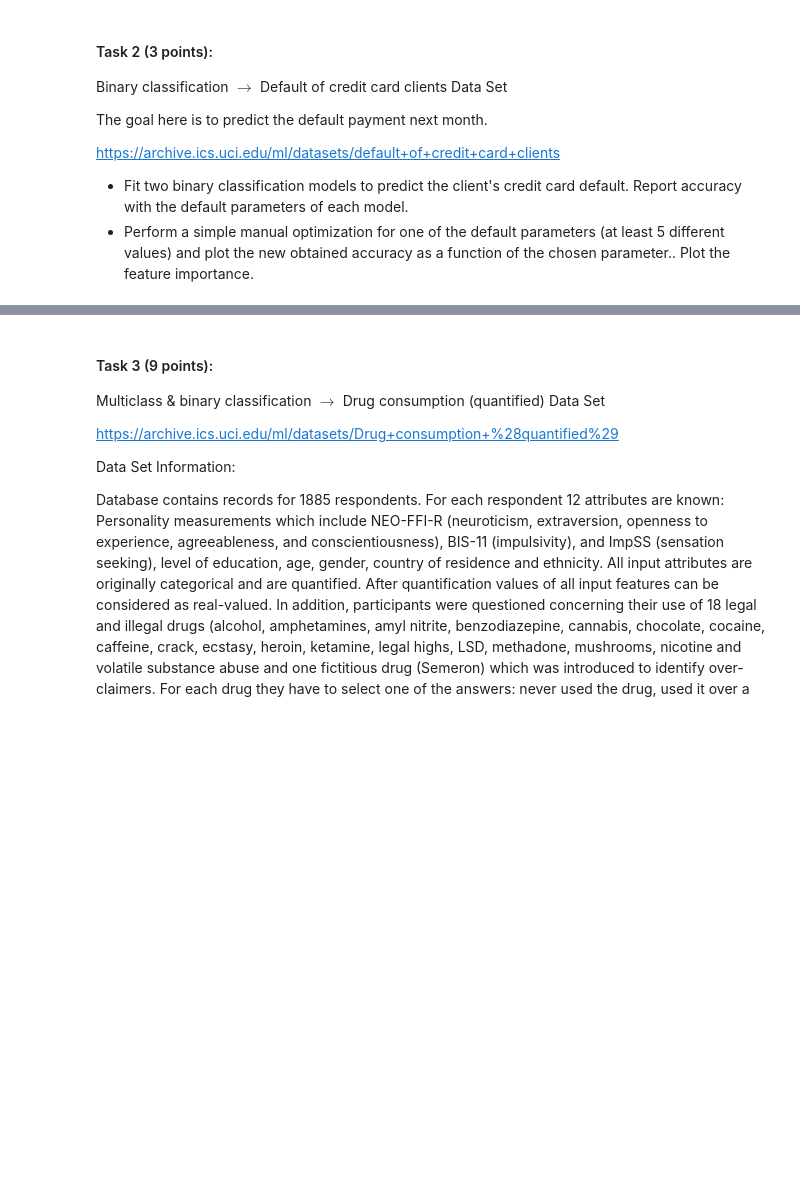
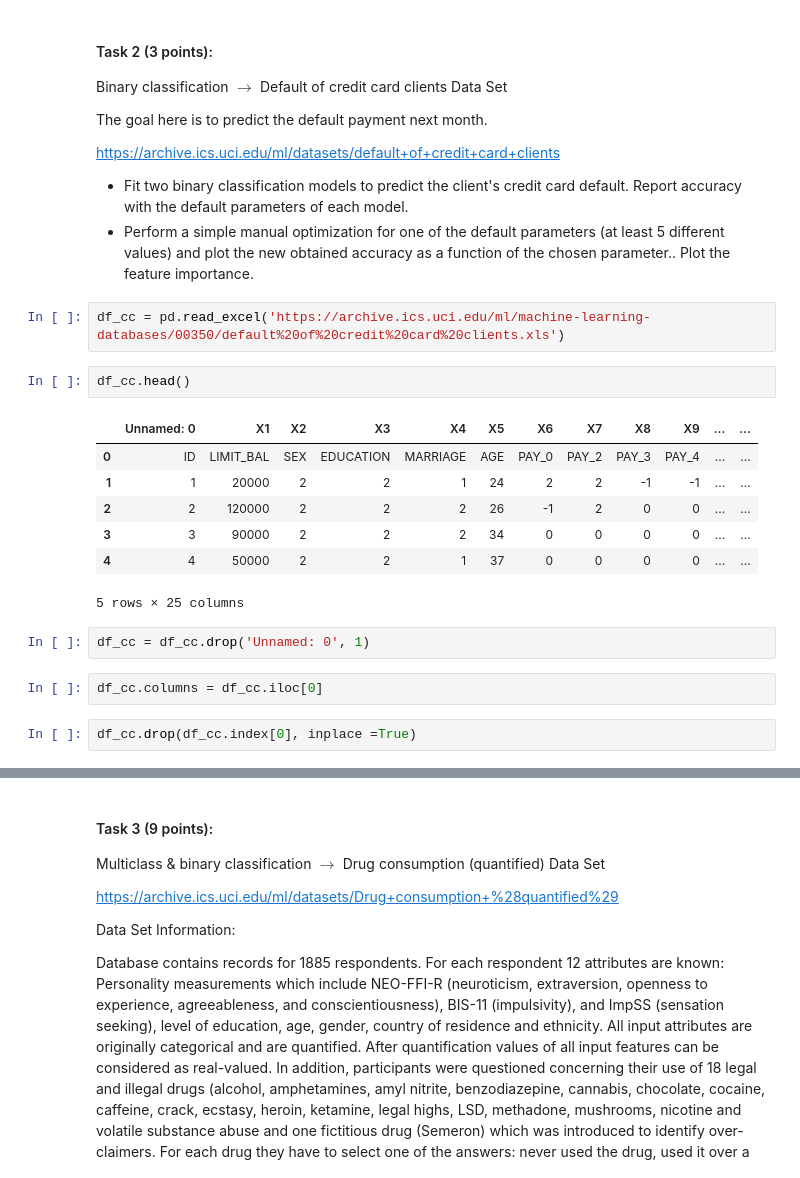
Before and after one commit to alintu/Assignments, a Jupyter notebook: Assignment_1.ipynb, the cells around one changed output, grey strips where cells are left out. Cells and saved outputs as stored; diff of their text form; blank space fills up the shorter version.

```diff
--- a/Assignment_1.ipynb
+++ b/Assignment_1.ipynb
@@ -215,3 +252,21 @@ https://archive.ics.uci.edu/ml/datasets/default+of+credit+card+clients
 
 * Fit two binary classification models to predict the client's credit card default. Report accuracy with the default parameters of each model.
 * Perform a simple manual optimization for one of the default parameters (at least 5 different values) and plot the new obtained accuracy as a function of the chosen parameter.. Plot the feature importance.
+# %%
+df_cc = pd.read_excel('https://archive.ics.uci.edu/ml/machine-learning-databases/00350/default%20of%20credit%20card%20clients.xls')
+# %%
+df_cc.head()
+# %% [output]
+|  | Unnamed: 0 | X1 | X2 | X3 | X4 | X5 | X6 | X7 | X8 | X9 | ... | ... |
+| 0 | ID | LIMIT_BAL | SEX | EDUCATION | MARRIAGE | AGE | PAY_0 | PAY_2 | PAY_3 | PAY_4 | ... | ... |
+| 1 | 1 | 20000 | 2 | 2 | 1 | 24 | 2 | 2 | -1 | -1 | ... | ... |
+| 2 | 2 | 120000 | 2 | 2 | 2 | 26 | -1 | 2 | 0 | 0 | ... | ... |
+| 3 | 3 | 90000 | 2 | 2 | 2 | 34 | 0 | 0 | 0 | 0 | ... | ... |
+| 4 | 4 | 50000 | 2 | 2 | 1 | 37 | 0 | 0 | 0 | 0 | ... | ... |
+5 rows × 25 columns
+# %%
+df_cc = df_cc.drop('Unnamed: 0', 1)
+# %%
+df_cc.columns = df_cc.iloc[0]
+# %%
+df_cc.drop(df_cc.index[0], inplace =True)
```
Also changed, not shown: parts of 18 cells of this notebook.
